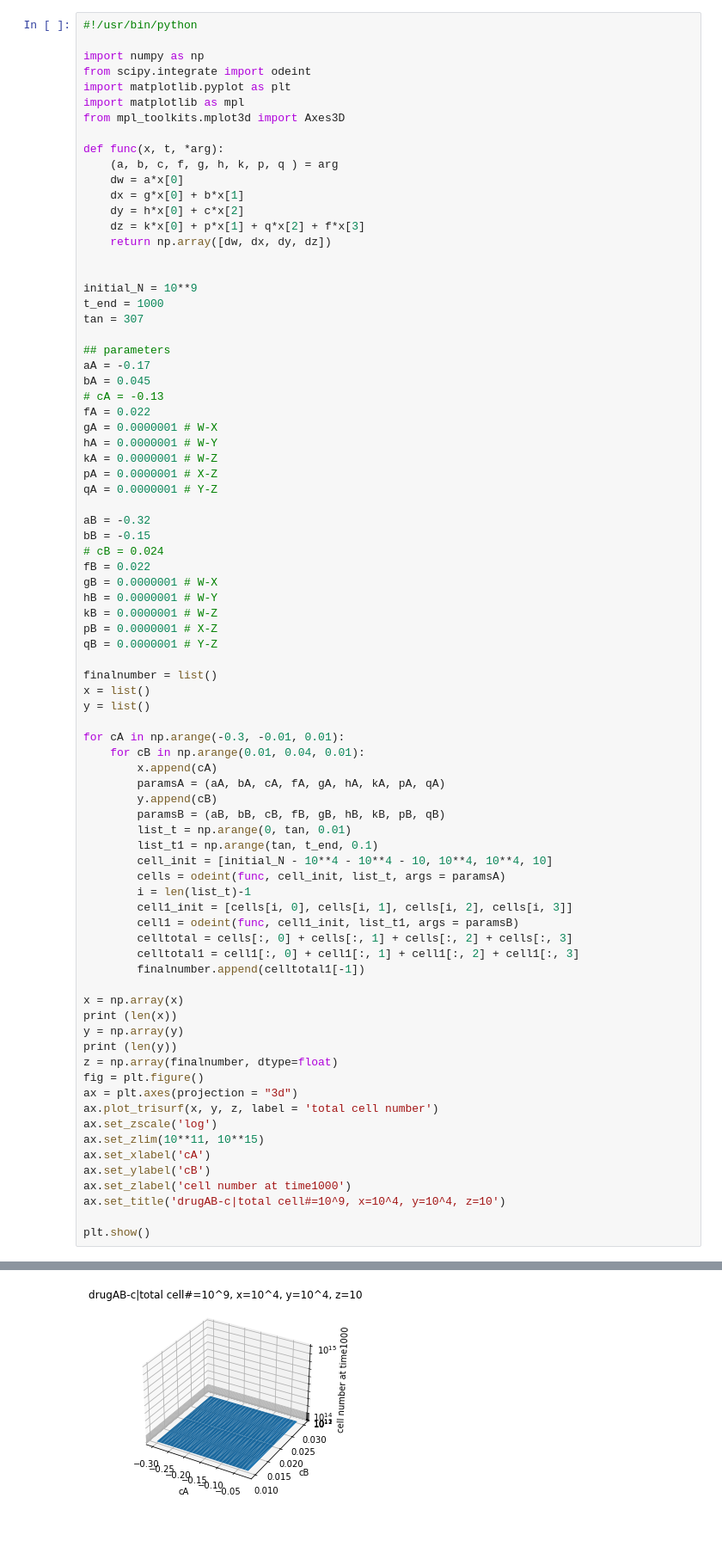
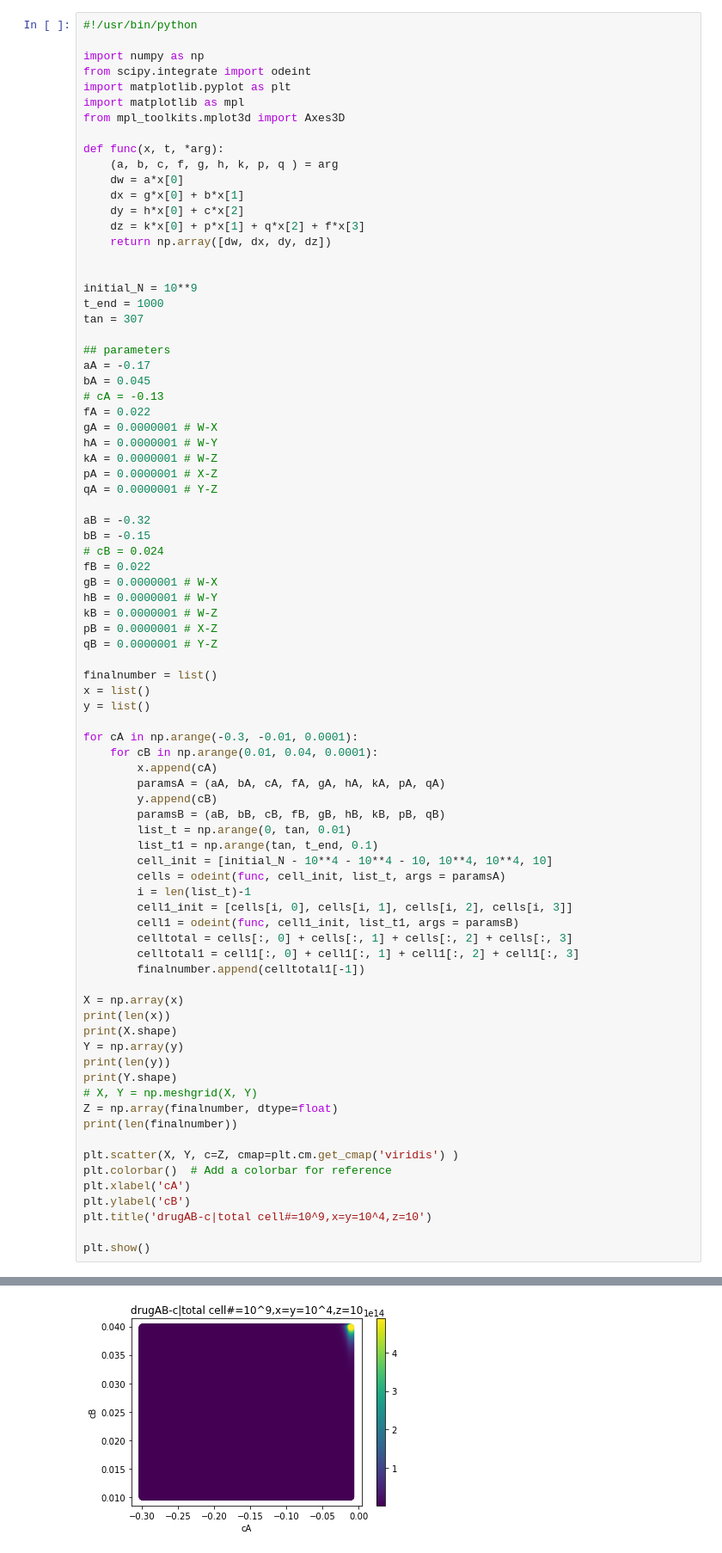
Before and after one commit to yuqianxigua/EGFR-TKIs-therapy, a Jupyter notebook: 4_ParaDepend/c/ParaDep-c-AB.ipynb, the cells around one changed output, grey strips where cells are left out. Shown at 86% size. Drawn from its saved outputs; the diff is of its cells as text; blank space fills up the shorter version.

```diff
--- a/4_ParaDepend/c/ParaDep-c-AB.ipynb
+++ b/4_ParaDepend/c/ParaDep-c-AB.ipynb
@@ -45,8 +45,8 @@ finalnumber = list()
 x = list()
 y = list()
 
-for cA in np.arange(-0.3, -0.01, 0.01):
-    for cB in np.arange(0.01, 0.04, 0.01):
+for cA in np.arange(-0.3, -0.01, 0.0001):
+    for cB in np.arange(0.01, 0.04, 0.0001):
         x.append(cA)
         paramsA = (aA, bA, cA, fA, gA, hA, kA, pA, qA)
         y.append(cB)
@@ -62,20 +62,21 @@ for cA in np.arange(-0.3, -0.01, 0.01):
         celltotal1 = cell1[:, 0] + cell1[:, 1] + cell1[:, 2] + cell1[:, 3]
         finalnumber.append(celltotal1[-1])
 
-x = np.array(x)
-print (len(x))
-y = np.array(y)
-print (len(y))
-z = np.array(finalnumber, dtype=float)
-fig = plt.figure()
-ax = plt.axes(projection = "3d")
-ax.plot_trisurf(x, y, z, label = 'total cell number')
-ax.set_zscale('log')
-ax.set_zlim(10**11, 10**15)
-ax.set_xlabel('cA')
-ax.set_ylabel('cB')
-ax.set_zlabel('cell number at time1000')
-ax.set_title('drugAB-c|total cell#=10^9, x=10^4, y=10^4, z=10')
+X = np.array(x)
+print(len(x))
+print(X.shape)
+Y = np.array(y)
+print(len(y))
+print(Y.shape)
+# X, Y = np.meshgrid(X, Y)
+Z = np.array(finalnumber, dtype=float)
+print(len(finalnumber))
+
+plt.scatter(X, Y, c=Z, cmap=plt.cm.get_cmap('viridis') )
+plt.colorbar()  # Add a colorbar for reference
+plt.xlabel('cA')
+plt.ylabel('cB')
+plt.title('drugAB-c|total cell#=10^9,x=y=10^4,z=10')
 
 plt.show()
 # %% [output]
@@ -84,4 +88,4 @@ plt.show()
-[figure, old version]
+[figure, new version]
 # %%
 ## bA
 aBa = -0.32
```
Also changed, not shown: parts of 1 cell of this notebook, 18 other files.
